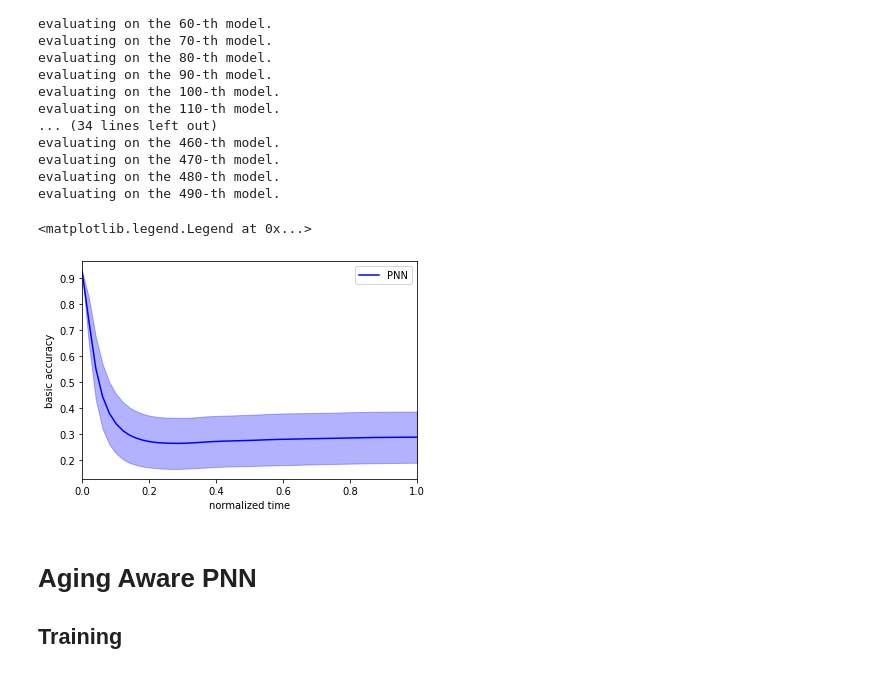
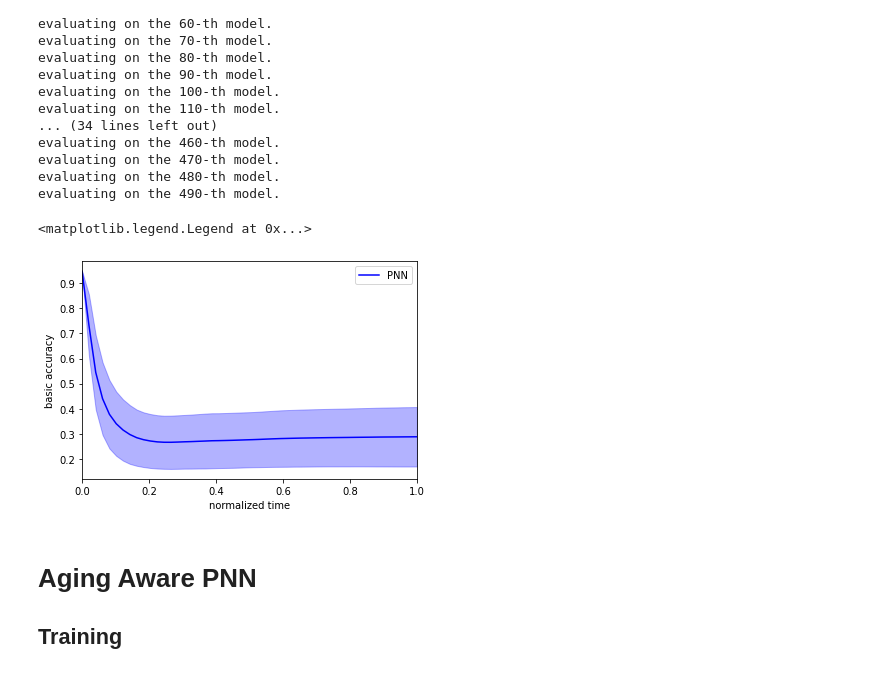
Before and after one commit to Neuromophic/Aging-aware-training, a Jupyter notebook: AgingAwareTrainingModelVariationParallel.ipynb, the cells around one changed output. Saved outputs shown, nothing was run; the diff lists cells and outputs as text; code cells hidden in the pictures.

```diff
--- a/AgingAwareTrainingModelVariationParallel.ipynb
+++ b/AgingAwareTrainingModelVariationParallel.ipynb
@@ -75,8 +88,8 @@ train_rate = 0.6
 test_rate = 0.2
 M_train = int(M*train_rate)
 M_test = int(M*test_rate)
-train_data, rest_data = random_split(dataset, [M_train, M-M_train])
-test_data, valid_data = random_split(rest_data, [M_test, M-M_train-M_test])
+train_data, rest_data = random_split(dataset, [M_train, M-M_train], generator=torch.Generator().manual_seed(19950102))
+test_data, valid_data = random_split(rest_data, [M_test, M-M_train-M_test], generator=torch.Generator().manual_seed(19950102))
 len(train_data), len(test_data), len(valid_data)
 # %% [output]
 (6595, 2198, 2199)
@@ -179,0 +184,2 @@ best, test_loss_NN[best]
+# %%
+NN = torch.load(f'./pendigitresult/NN_8_8.pkl')
@@ -246,2 +251,2 @@ best, test_loss_PNN[best]
 # %%
-# PNN = torch.load(f'./pendigitresult/PNN_10_10.pkl')
+PNN = torch.load(f'./pendigitresult/PNN_8_8.pkl')
@@ -273,16 +270,15 @@ def zerogradient(m):
 # %%
 import evaluation
-import importlib
-importlib.reload(evaluation)
+from tqdm.notebook import tqdm
 
 test_time = np.linspace(0, 1, 50)
 PNN_acc = []
 PNN_maa = []
 
-for omega in range(500):
-    PNN.apply(makemodel)
+for omega in tqdm(range(500)):
+    PNN.apply(ps.makemodel)
     for test_t in test_time:
-        PNN.apply(lambda z: settime(z, test_t))
+        PNN.apply(lambda z: ps.settime(z, test_t))
         for x_valid, y_valid in valid_loader:
             PNN_acc.append(evaluation.basic(PNN, x_valid, y_valid))
             PNN_maa.append(evaluation.maa(PNN, x_valid, y_valid))
@@ -311,16 +307,15 @@ PNN_acc = np.array(PNN_acc).reshape([500, 50])
 mean_PNN_acc = np.mean(PNN_acc, axis=0).flatten()
 std_PNN_acc = np.std(PNN_acc, axis=0).flatten()
 # %%
-plt.fill_between(test_time, mean_PNN_acc-std_PNN_acc, mean_PNN_acc +
-                 std_PNN_acc, alpha=0.3, color='blue')
-plt.plot(test_time, mean_PNN_acc, label='PNN', color='blue')
-plt.xlabel('normalized time')
-plt.ylabel('basic accuracy')
-plt.xlim([0, 1])
-plt.legend()
+plt.fill_between(test_time, mean_PNN_acc-std_PNN_acc, mean_PNN_acc+std_PNN_acc, alpha=0.3, color='blue');
+plt.plot(test_time, mean_PNN_acc, label='PNN', color='blue');
+plt.xlabel('normalized time');
+plt.ylabel('basic accuracy');
+plt.xlim([0, 1]);
+plt.legend();
 # %% [output]
 <matplotlib.legend.Legend at 0x...>
-[figure, old version]
+[figure, new version]
 # %% [markdown]
 # Aging Aware PNN
 ## Training
```
Also changed, not shown: parts of 57 cells of this notebook, 12 other files.
